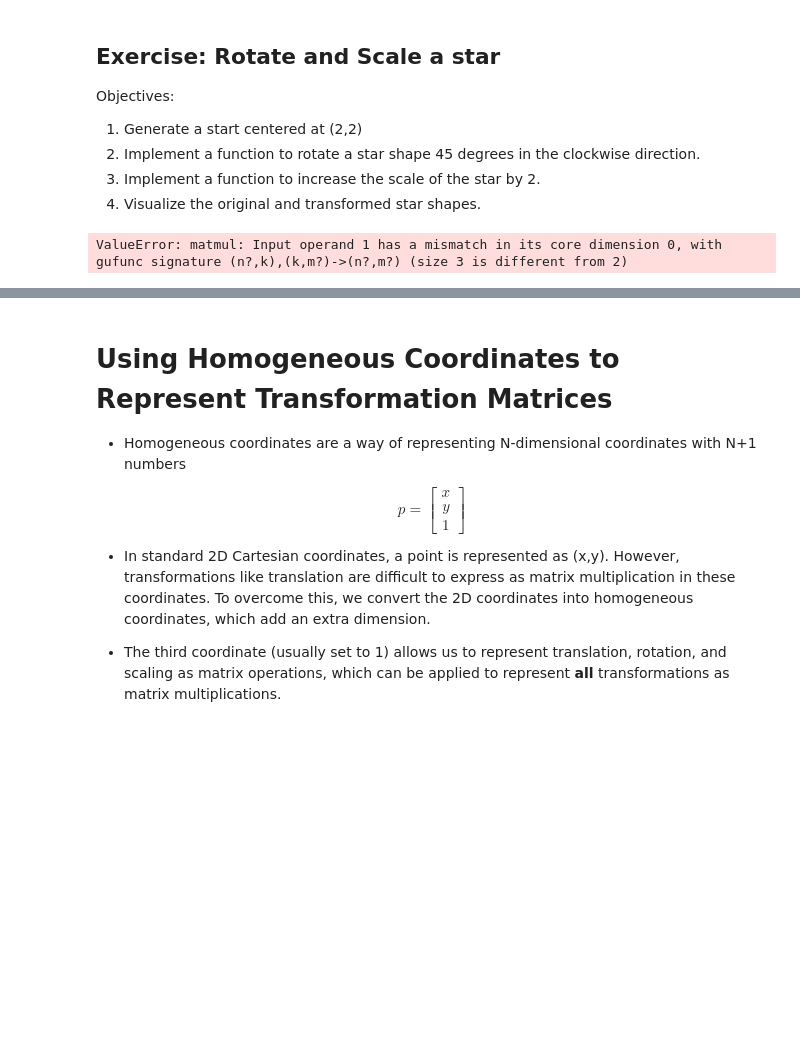
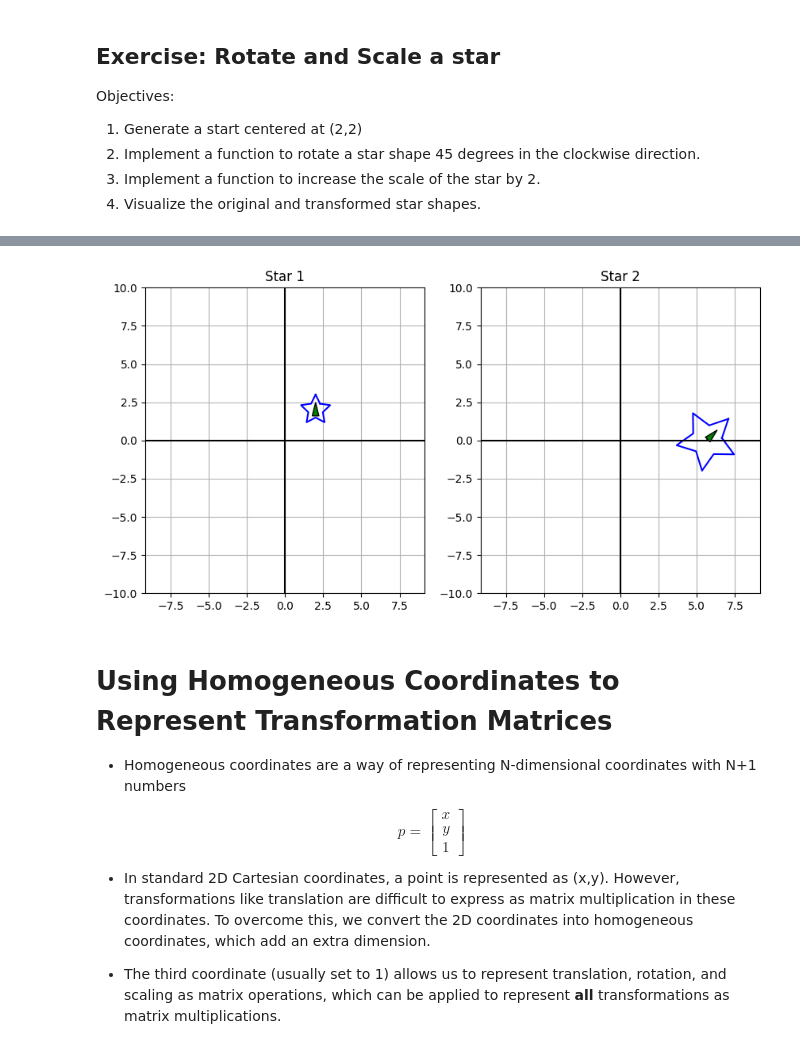
Before and after one commit to timeywimey1/BME3053C-Fall-2025, a Jupyter notebook: lessons-solved/06_Matrix_Transformations_10_15_2025.ipynb, the cells around one changed output, grey strips where cells are left out. Cells and saved outputs as stored; diff of their text form; code cells hidden in the pictures; blank space fills up the shorter version.

```diff
--- a/lessons-solved/06_Matrix_Transformations_10_15_2025.ipynb
+++ b/lessons-solved/06_Matrix_Transformations_10_15_2025.ipynb
@@ -372,12 +360,20 @@ Objectives:
 2. Implement a function to rotate a star shape 45 degrees in the clockwise direction.
 3. Implement a function to increase the scale of the star by 2.
 4. Visualize the original and transformed star shapes.
-# %%
-star = generate_star(center=(2,2),homogeneous=True)
-rotated_star=rotate_vertices(star,45)
-translation=translate(-2,0)
-translated_star =(translation@rotated_star.T).T
-
-plot_stars([star,translated_star])
-# %% [output]
-ValueError: matmul: Input operand 1 has a mismatch in its core dimension 0, with gufunc signature (n?,k),(k,m?)->(n?,m?) (size 3 is different from 2)
+# %%
+star = generate_star(center=(2, 2), homogeneous=True)
+
+# Implement a function to rotate a star shape 45 degrees in the clockwise direction.
+rotation_matrix = rotate(-45) # Clockwise rotation
+
+# Implement a function to increase the scale of the star by 2.
+scaling_matrix = scale(2, 2) # Scale by 2
+
+# Combine transformations: scale then rotate
+# Note: Order matters! Apply scaling first, then rotation.
+combined_transform = rotation_matrix @ scaling_matrix
+
+transformed_star = (combined_transform @ star.T).T
+
+plot_stars([star, transformed_star], global_view=True)
+# %% [output]
@@ -384,3 +382,4 @@ ValueError: matmul: Input operand 1 has a mismatch in its core dimension 0, with
+[figure, added]
 # %% [markdown]
 # Using Homogeneous Coordinates to Represent Transformation Matrices
 
```
Also changed, not shown: parts of 4 cells of this notebook.
